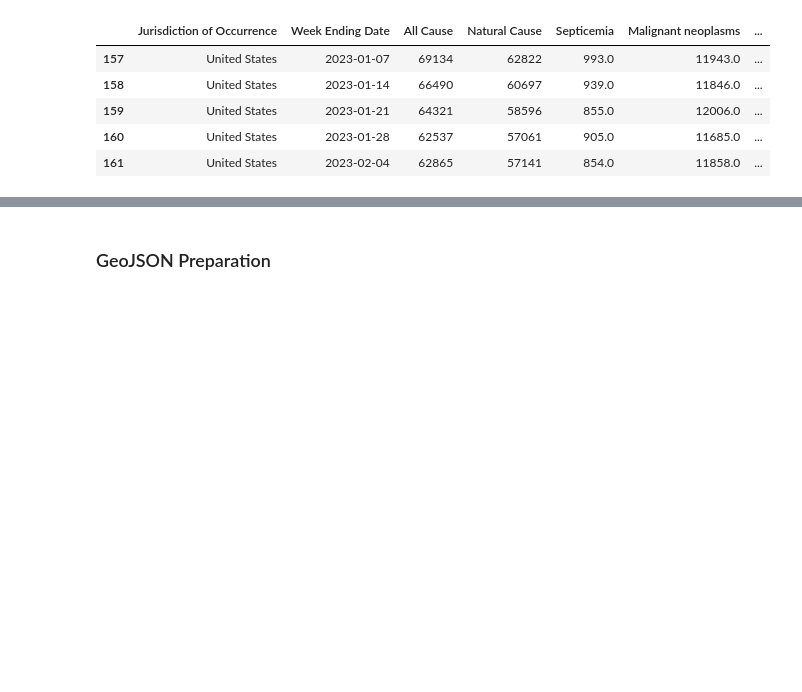
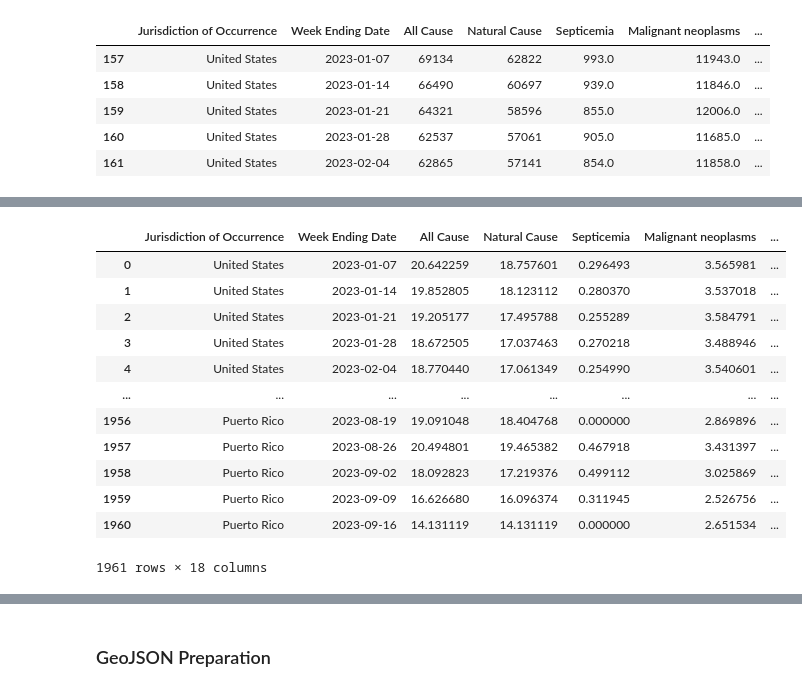
Before and after one commit to captaindarshan/CDC-DATA-ANALYSIS, a Jupyter notebook: data/Diseases_State_and_Cause_cleaning.ipynb, the cells around one changed output, grey strips where cells are left out. Cells and saved outputs as stored; diff of their text form; code cells hidden in the pictures; blank space fills up the shorter version.

```diff
--- a/data/Diseases_State_and_Cause_cleaning.ipynb
+++ b/data/Diseases_State_and_Cause_cleaning.ipynb
@@ -122,0 +162,26 @@ See the caveats in the documentation: https://pandas.pydata.org/pandas-docs/stab
+# %%
+diseases2023_df = diseases2023_df.assign(**{col: (diseases2023_df[col] / diseases2023_df['Population']) * 100000 for col in ['All Cause',
+'Natural Cause', 'Septicemia', 'Malignant neoplasms',
+'Diabetes mellitus', 'Alzheimer disease', 'Influenza and pneumonia',
+'Chronic lower respiratory diseases',
+'Other diseases of respiratory system',
+'Nephritis, nephrotic syndrome and nephrosis',
+'Symptoms, signs and abnormal clinical and laboratory findings, not elsewhere classified (R00-R99)',
+'Diseases of heart', 'Cerebrovascular diseases',
+'COVID-19 (Multiple Cause of Death)',
+'COVID-19 (Underlying Cause of Death)']})
+diseases2023_df
+# %% [output]
+|  | Jurisdiction of Occurrence | Week Ending Date | All Cause | Natural Cause | Septicemia | Malignant neoplasms | ... |
+| 0 | United States | 2023-01-07 | 20.642259 | 18.757601 | 0.296493 | 3.565981 | ... |
+| 1 | United States | 2023-01-14 | 19.852805 | 18.123112 | 0.280370 | 3.537018 | ... |
+| 2 | United States | 2023-01-21 | 19.205177 | 17.495788 | 0.255289 | 3.584791 | ... |
+| 3 | United States | 2023-01-28 | 18.672505 | 17.037463 | 0.270218 | 3.488946 | ... |
+| 4 | United States | 2023-02-04 | 18.770440 | 17.061349 | 0.254990 | 3.540601 | ... |
+| ... | ... | ... | ... | ... | ... | ... | ... |
+| 1956 | Puerto Rico | 2023-08-19 | 19.091048 | 18.404768 | 0.000000 | 2.869896 | ... |
+| 1957 | Puerto Rico | 2023-08-26 | 20.494801 | 19.465382 | 0.467918 | 3.431397 | ... |
+| 1958 | Puerto Rico | 2023-09-02 | 18.092823 | 17.219376 | 0.499112 | 3.025869 | ... |
+| 1959 | Puerto Rico | 2023-09-09 | 16.626680 | 16.096374 | 0.311945 | 2.526756 | ... |
+| 1960 | Puerto Rico | 2023-09-16 | 14.131119 | 14.131119 | 0.000000 | 2.651534 | ... |
+1961 rows × 18 columns
```
Also changed, not shown: parts of 7 cells of this notebook, 5 other files.
